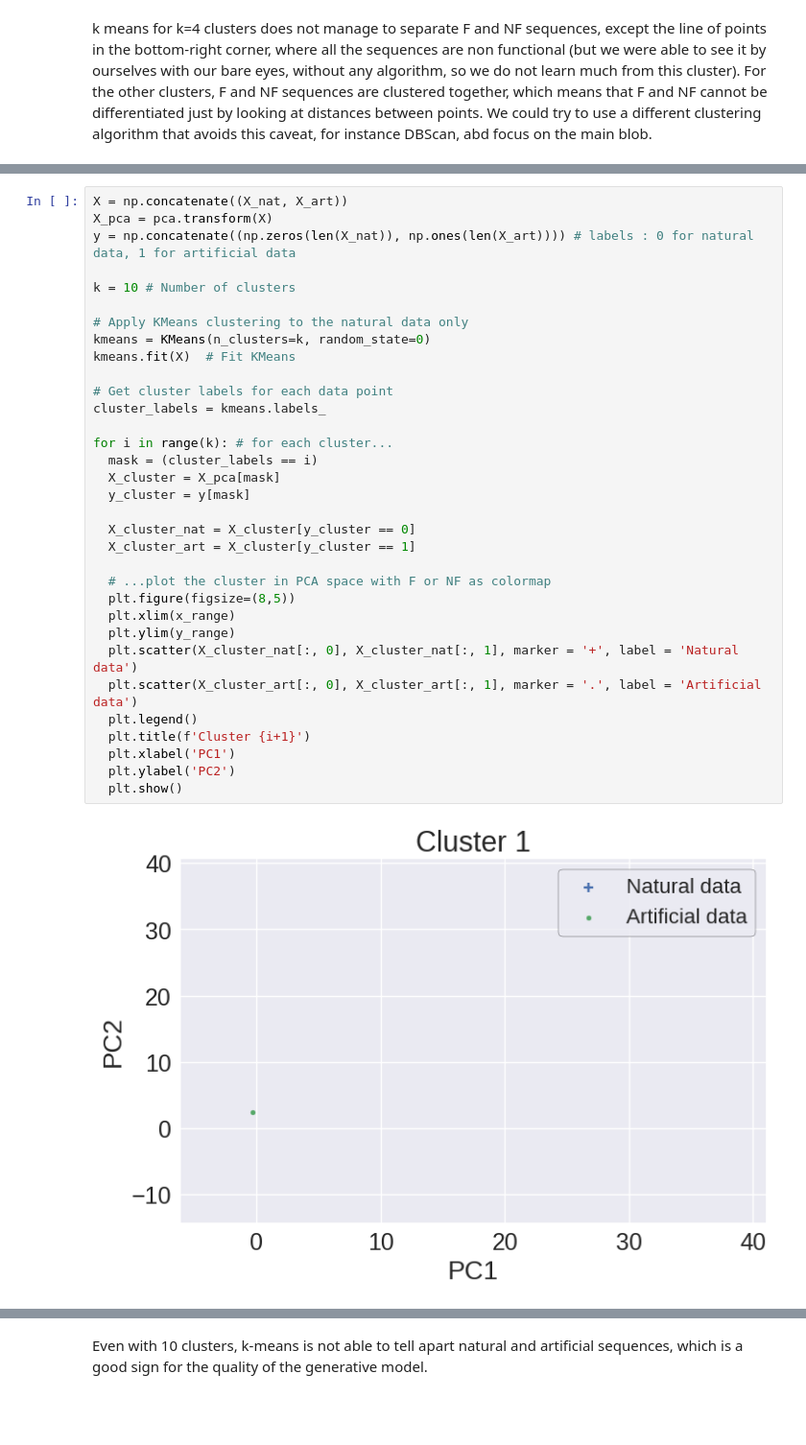
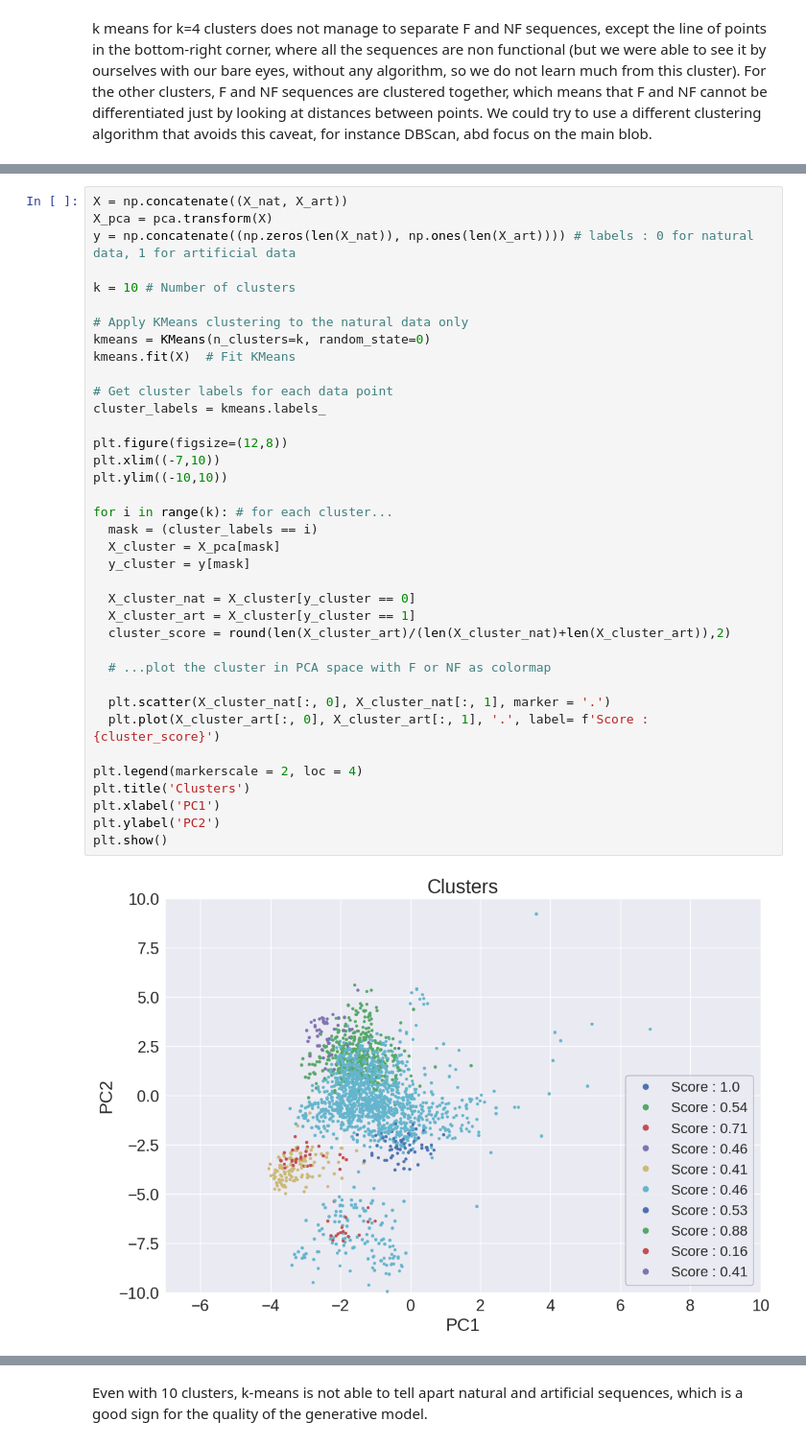
Before and after one commit to vicdlp/CS_project, a Jupyter notebook: CS_project.ipynb, the cells around one changed output, grey strips where cells are left out. Shown at 96% size. Cells and saved outputs as stored; diff of their text form; blank space fills up the shorter version.

```diff
--- a/CS_project.ipynb
+++ b/CS_project.ipynb
@@ -342,35 +339,39 @@ DBScan does a little bit better job at clustering the F and NF seperately. Many
 # %%
 X = np.concatenate((X_nat, X_art))
 X_pca = pca.transform(X)
 y = np.concatenate((np.zeros(len(X_nat)), np.ones(len(X_art)))) # labels : 0 for natural data, 1 for artificial data
 
 k = 10 # Number of clusters
 
 # Apply KMeans clustering to the natural data only
 kmeans = KMeans(n_clusters=k, random_state=0)
 kmeans.fit(X)  # Fit KMeans
 
 # Get cluster labels for each data point
 cluster_labels = kmeans.labels_
 
+plt.figure(figsize=(12,8))
+plt.xlim((-7,10))
+plt.ylim((-10,10))
+
 for i in range(k): # for each cluster...
   mask = (cluster_labels == i)
   X_cluster = X_pca[mask]
   y_cluster = y[mask]
 
   X_cluster_nat = X_cluster[y_cluster == 0]
   X_cluster_art = X_cluster[y_cluster == 1]
+  cluster_score = round(len(X_cluster_art)/(len(X_cluster_nat)+len(X_cluster_art)),2)
 
   # ...plot the cluster in PCA space with F or NF as colormap
-  plt.figure(figsize=(8,5))
-  plt.xlim(x_range)
-  plt.ylim(y_range)
-  plt.scatter(X_cluster_nat[:, 0], X_cluster_nat[:, 1], marker = '+', label = 'Natural data')
-  plt.scatter(X_cluster_art[:, 0], X_cluster_art[:, 1], marker = '.', label = 'Artificial data')
-  plt.legend()
-  plt.title(f'Cluster {i+1}')
-  plt.xlabel('PC1')
-  plt.ylabel('PC2')
-  plt.show()
+
+  plt.scatter(X_cluster_nat[:, 0], X_cluster_nat[:, 1], marker = '.')
+  plt.plot(X_cluster_art[:, 0], X_cluster_art[:, 1], '.', label= f'Score : {cluster_score}')
+
+plt.legend(markerscale = 2, loc = 4)
+plt.title('Clusters')
+plt.xlabel('PC1')
+plt.ylabel('PC2')
+plt.show()
 # %% [output]
-[figure, old version]
+[figure, new version]
```
Also changed, not shown: parts of 8 cells of this notebook.
